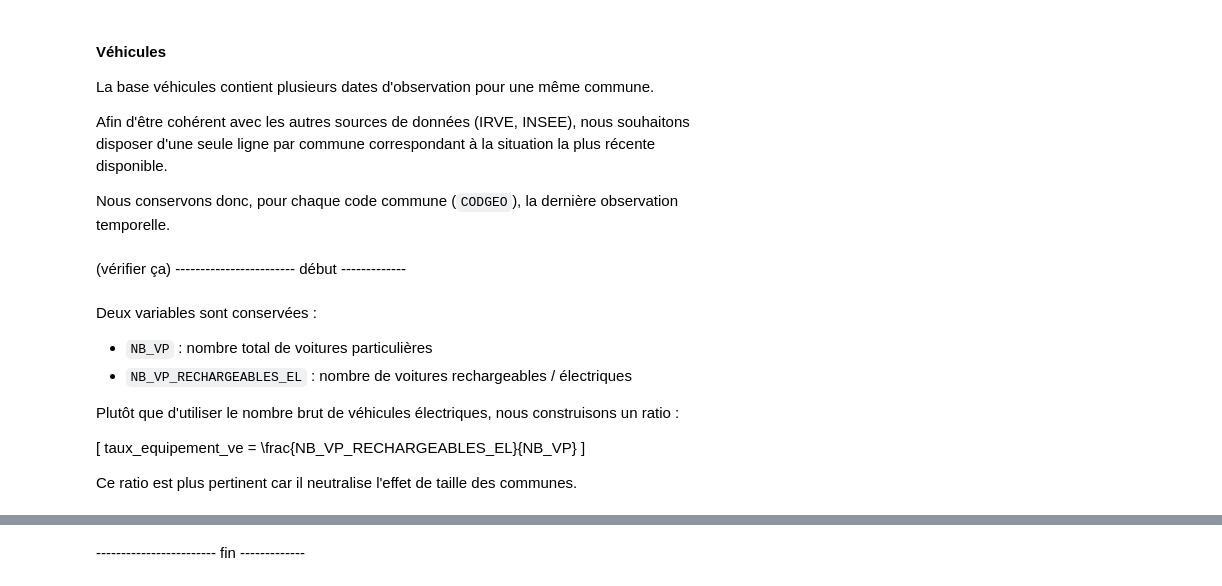
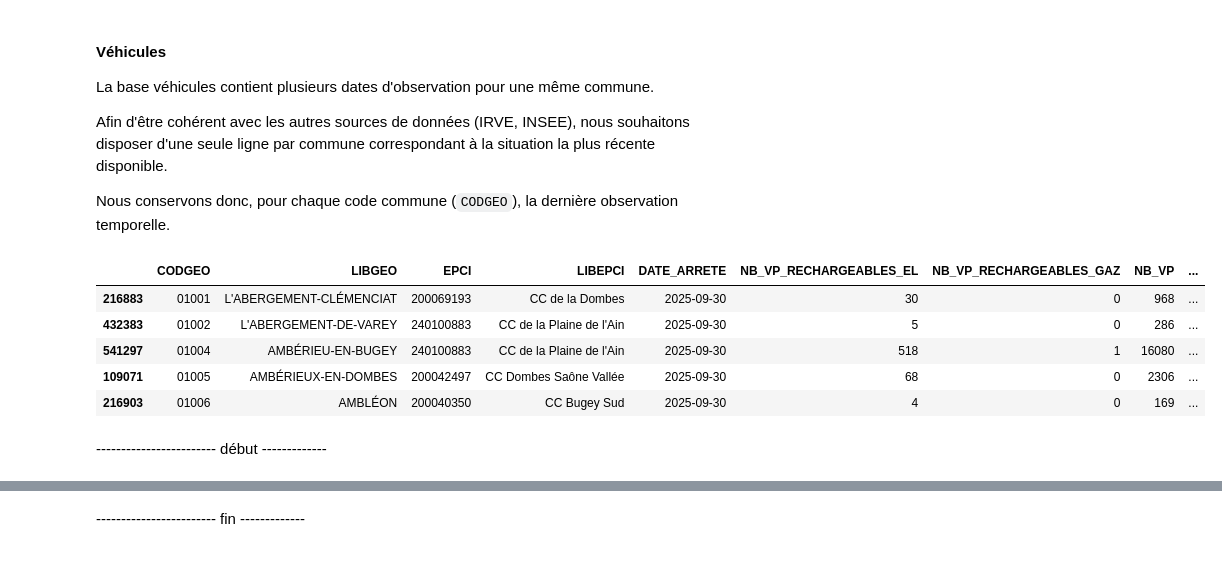
Before and after one commit to Laurine-ensai/projet_python_pour_la_data_science, a Jupyter notebook: main_analysis.ipynb, the cells around one changed output, grey strips where cells are left out. Cells and saved outputs as stored; diff of their text form; code cells hidden in the pictures.

```diff
--- a/main_analysis.ipynb
+++ b/main_analysis.ipynb
@@ -281,21 +286,14 @@ Afin d'être cohérent avec les autres sources de données (IRVE, INSEE), nous s
 Nous conservons donc, pour chaque code commune (`CODGEO`), la dernière observation temporelle.
 # %%
 # Traitement VE : Sélection de la dernière observation
-df_ve_final = preparer_base_ve(df_ve)
+df_ve_final = garder_derniere_observation_commune(df_ve)
 df_ve_final.head()
+# %% [output]
+|  | CODGEO | LIBGEO | EPCI | LIBEPCI | DATE_ARRETE | NB_VP_RECHARGEABLES_EL | NB_VP_RECHARGEABLES_GAZ | NB_VP | ... |
+| 216883 | 01001 | L'ABERGEMENT-CLÉMENCIAT | 200069193 | CC de la Dombes | 2025-09-30 | 30 | 0 | 968 | ... |
+| 432383 | 01002 | L'ABERGEMENT-DE-VAREY | 240100883 | CC de la Plaine de l'Ain | 2025-09-30 | 5 | 0 | 286 | ... |
+| 541297 | 01004 | AMBÉRIEU-EN-BUGEY | 240100883 | CC de la Plaine de l'Ain | 2025-09-30 | 518 | 1 | 16080 | ... |
+| 109071 | 01005 | AMBÉRIEUX-EN-DOMBES | 200042497 | CC Dombes Saône Vallée | 2025-09-30 | 68 | 0 | 2306 | ... |
+| 216903 | 01006 | AMBLÉON | 200040350 | CC Bugey Sud | 2025-09-30 | 4 | 0 | 169 | ... |
-# %% [markdown]
-(vérifier ça)
------------------------- début -------------
-# %% [markdown]
-Deux variables sont conservées :
-
-- `NB_VP` : nombre total de voitures particulières
-- `NB_VP_RECHARGEABLES_EL` : nombre de voitures rechargeables / électriques
-
-Plutôt que d'utiliser le nombre brut de véhicules électriques, nous construisons un ratio :
-
-\[
-taux\_equipement\_ve = \frac{NB\_VP\_RECHARGEABLES\_EL}{NB\_VP}
-\]
-
-Ce ratio est plus pertinent car il neutralise l'effet de taille des communes.
+# %% [markdown]
+------------------------ début -------------
```
Also changed, not shown: parts of 17 cells of this notebook, 1 other file.
